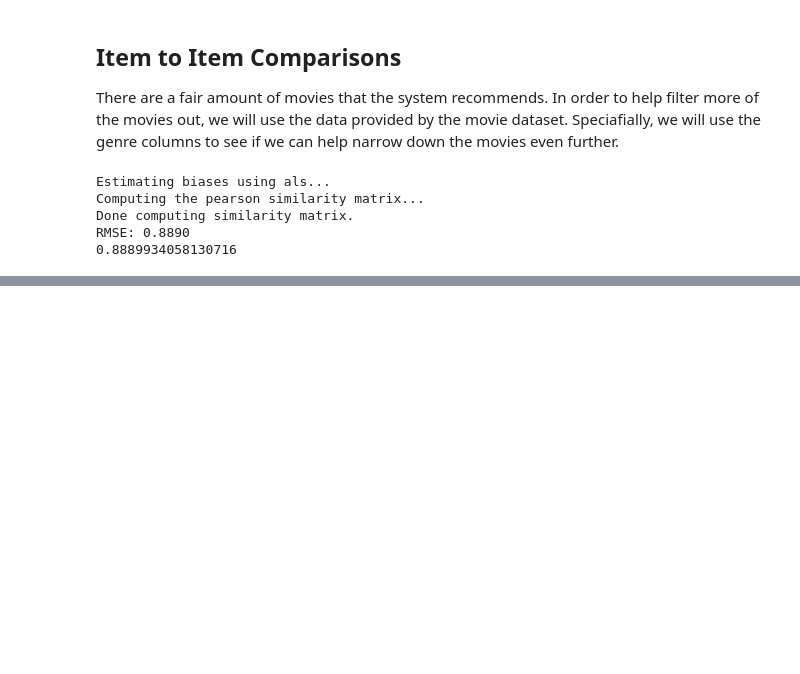
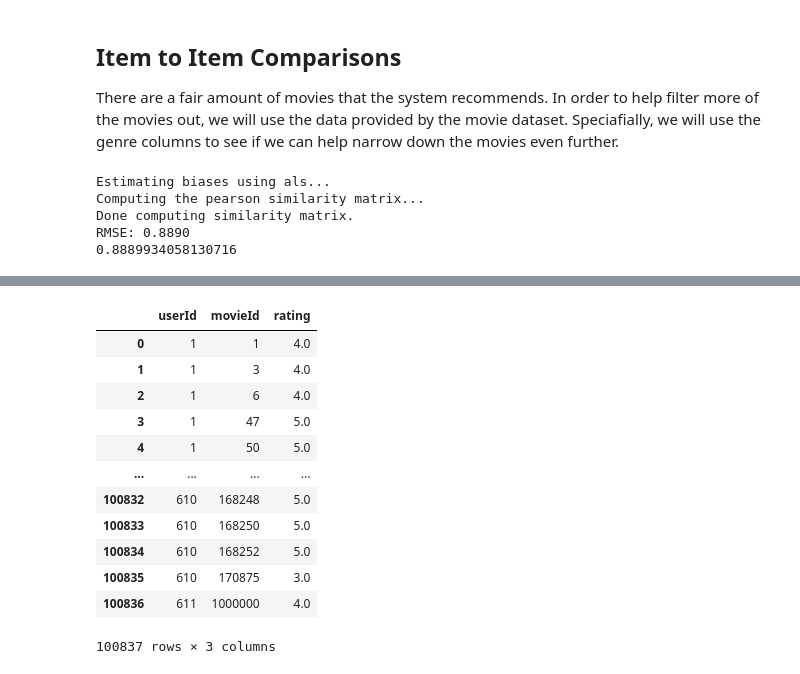
Before and after one commit to Tommyphung1/Creating-Movie-Recommendation-Systems, a Jupyter notebook: main_notebook.ipynb, the cells around one changed output, grey strips where cells are left out. Drawn from its saved outputs; the diff is of its cells as text; code cells hidden in the pictures; blank space fills up the shorter version.

```diff
--- a/main_notebook.ipynb
+++ b/main_notebook.ipynb
@@ -64,6 +75,9 @@ When exploring the dataset, none of the data was missing and other than the time
 # %%
 ### Remove the timestamp column ###
 ratings.drop('timestamp', axis = 1, inplace = True)
+global movie_id_list, user_list
+movie_id_list = movies.movieId.unique()
+user_list = ratings.userId.unique()
 # %%
 from surprise import Reader, Dataset
 from surprise.model_selection import train_test_split
@@ -352,0 +512,37 @@ top_movie_id
+# %%
+def new_user_rec(movies_watched):
+    None
+
+def new_review(user_id, movie_id, rating, genres, title):
+    if user_id not in user_list:
+        np.append(user_list, user_id)
+    if movie_id not in movie_id_list:
+        add_movie(title,genres)
+    reviews = reviews.append({'userId':user_id, 'movieId': movie_id, 'rating': rating},ignore_index= True)
+    return reviews
+
+def add_movie(title, genre):
+    new_id = movie_id_list[-1] + 1
+    np.append(movie_id_list, new_id)
+    movies.append({'movieId':new_id, 'title':title, 'genres':genre}, ignore_index= True)
+
+def convert_id(movie_list):
+    convert_ids = []
+    for ID in movie_list:
+        convert_ids.append(movies[movies['movieId'] == ID]['title'].item())
+# %%
+new_review(611,1000000, 4,'happy', 'Sad', ratings)
+# %% [output]
+|  | userId | movieId | rating |
+| 0 | 1 | 1 | 4.0 |
+| 1 | 1 | 3 | 4.0 |
+| 2 | 1 | 6 | 4.0 |
+| 3 | 1 | 47 | 5.0 |
+| 4 | 1 | 50 | 5.0 |
+| ... | ... | ... | ... |
+| 100832 | 610 | 168248 | 5.0 |
+| 100833 | 610 | 168250 | 5.0 |
+| 100834 | 610 | 168252 | 5.0 |
+| 100835 | 610 | 170875 | 3.0 |
+| 100836 | 611 | 1000000 | 4.0 |
+100837 rows × 3 columns
```
Also changed, not shown: parts of 50 cells of this notebook, 3 other files.
